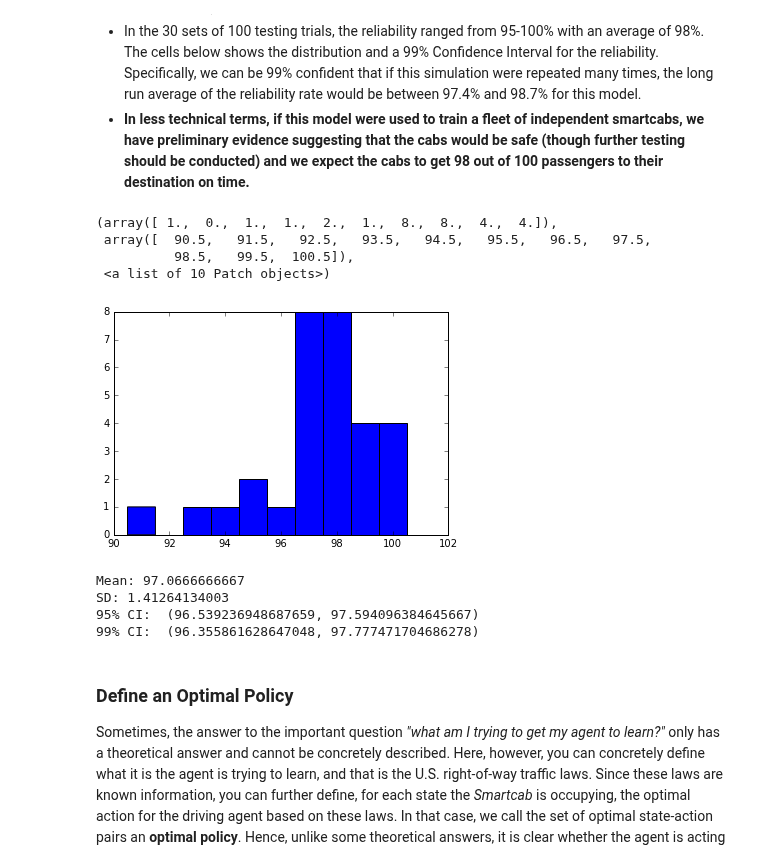
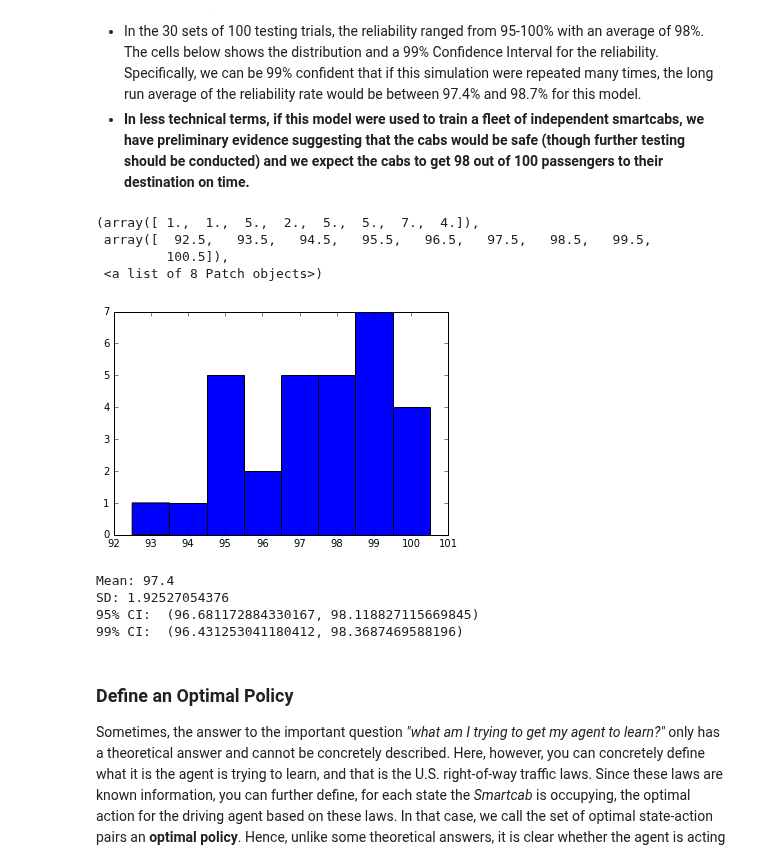
Before and after one commit to alextrickey/smartcab, a Jupyter notebook: smartcab.ipynb, the cells around one changed output. Drawn from its saved outputs; the diff is of its cells as text; code cells hidden in the pictures.

```diff
--- a/smartcab.ipynb
+++ b/smartcab.ipynb
@@ -409,18 +417,18 @@ b = -a * 150
 # %%
 import matplotlib.pyplot as plt
 import numpy as np
 %matplotlib inline
 #Data
-v = [99, 100, 98, 100,  97, 97, 97, 91, 98,  99,
-     97,  93, 98,  98, 100, 97, 94, 95, 98,  95,
-     99,  97, 98,  98,  96, 99, 98, 97, 97, 100]
-plt.hist(v,bins=np.array(range(91,102))-0.5,align='mid')
+v = [95, 99, 100, 93, 97, 99,  95, 99, 100, 97,
+     95, 97,  98, 98, 99, 96, 95, 100, 96,  98,
+     97, 98, 95,  99, 97, 94, 98, 100, 99,  99]
+plt.hist(v,bins=np.array(range(93,102))-0.5,align='mid')
 # %% [output]
-(array([ 1.,  0.,  1.,  1.,  2.,  1.,  8.,  8.,  4.,  4.]),
- array([  90.5,   91.5,   92.5,   93.5,   94.5,   95.5,   96.5,   97.5,
-          98.5,   99.5,  100.5]),
- <a list of 10 Patch objects>)
+(array([ 1.,  1.,  5.,  2.,  5.,  5.,  7.,  4.]),
+ array([  92.5,   93.5,   94.5,   95.5,   96.5,   97.5,   98.5,   99.5,
+         100.5]),
+ <a list of 8 Patch objects>)
-[figure, old version]
+[figure, new version]
 # %%
 # Calculate Confidence Interval for Reliability
 t_95 = 2.045
@@ -430,10 +438,10 @@ print "SD:", np.std(v)
 print "95% CI: ", (np.mean(v) - np.std(v)/np.sqrt(len(v))*t_95, np.mean(v) + np.std(v)/np.sqrt(len(v))*t_95)
 print "99% CI: ", (np.mean(v) - np.std(v)/np.sqrt(len(v))*t_99, np.mean(v) + np.std(v)/np.sqrt(len(v))*t_99)
 # %% [output]
-Mean: 97.0666666667
-SD: 1.41264134003
-95% CI:  (96.539236948687659, 97.594096384645667)
-99% CI:  (96.355861628647048, 97.777471704686278)
+Mean: 97.4
+SD: 1.92527054376
+95% CI:  (96.681172884330167, 98.118827115669845)
+99% CI:  (96.431253041180412, 98.3687469588196)
 # %% [markdown]
 ### Define an Optimal Policy
 
```
Also changed, not shown: parts of 3 cells of this notebook, 1 other file.
